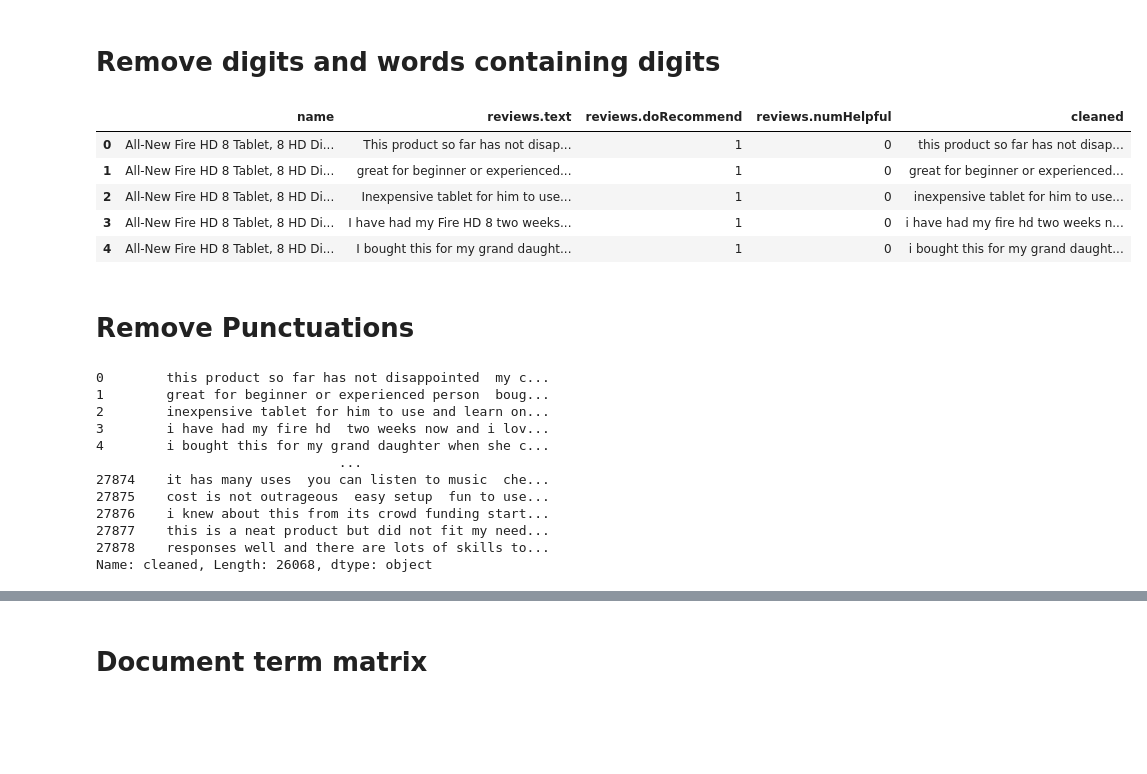
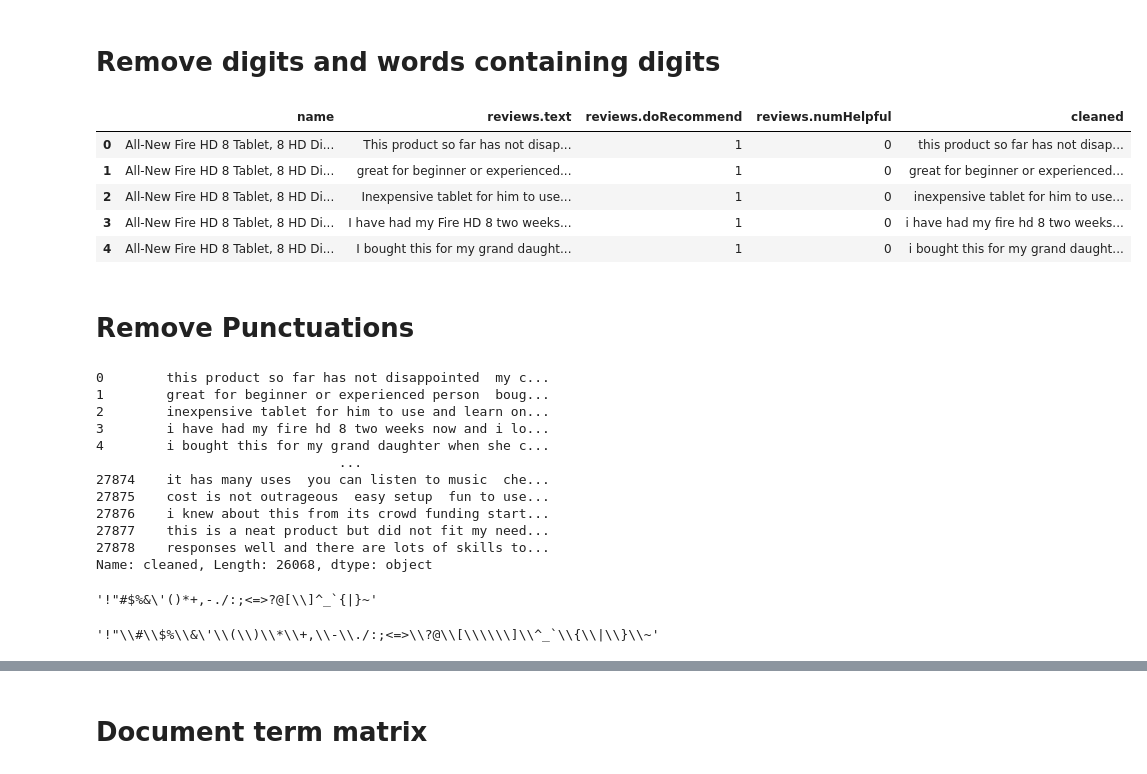
Before and after one commit to chinazaaa/ISM-416, a Jupyter notebook: Teacher_EDA.ipynb, the cells around one changed output, grey strips where cells are left out. Saved outputs shown, nothing was run; the diff lists cells and outputs as text; code cells hidden in the pictures; blank space fills up the shorter version.

```diff
--- a/Teacher_EDA.ipynb
+++ b/Teacher_EDA.ipynb
@@ -187,3 +187,9 @@ Review 4
  I bought 3 tablets and my family was not disappointed.
 Review 5
  Great tablet fast screen good size never gives me problem
+# %%
+x = 5
+y =6
+
+print('Your name is ',x, 'and my is',y)
+print('your name {} and {}'.format(x,y))
@@ -269,14 +278,14 @@ review
 # %% [markdown]
 # Remove digits and words containing digits
 # %%
-review['cleaned'] = review['cleaned'].apply(lambda x: re.sub('\w*\d\w*','',x))
+review['cleaned'] = review['cleaned'].apply(lambda x: re.sub('\w*\d\w  ','',x))
 review.head()
 # %% [output]
 |  | name | reviews.text | reviews.doRecommend | reviews.numHelpful | cleaned |
 | 0 | All-New Fire HD 8 Tablet, 8 HD Di... | This product so far has not disap... | 1 | 0 | this product so far has not disap... |
 | 1 | All-New Fire HD 8 Tablet, 8 HD Di... | great for beginner or experienced... | 1 | 0 | great for beginner or experienced... |
 | 2 | All-New Fire HD 8 Tablet, 8 HD Di... | Inexpensive tablet for him to use... | 1 | 0 | inexpensive tablet for him to use... |
-| 3 | All-New Fire HD 8 Tablet, 8 HD Di... | I have had my Fire HD 8 two weeks... | 1 | 0 | i have had my fire hd two weeks n... |
+| 3 | All-New Fire HD 8 Tablet, 8 HD Di... | I have had my Fire HD 8 two weeks... | 1 | 0 | i have had my fire hd 8 two weeks... |
 | 4 | All-New Fire HD 8 Tablet, 8 HD Di... | I bought this for my grand daught... | 1 | 0 | i bought this for my grand daught... |
 # %% [markdown]
 # Remove Punctuations
@@ -287,7 +296,7 @@ review['cleaned']
 0        this product so far has not disappointed  my c...
 1        great for beginner or experienced person  boug...
 2        inexpensive tablet for him to use and learn on...
-3        i have had my fire hd  two weeks now and i lov...
+3        i have had my fire hd 8 two weeks now and i lo...
 4        i bought this for my grand daughter when she c...
                                ...
 27874    it has many uses  you can listen to music  che...
@@ -296,3 +305,11 @@ review['cleaned']
 27877    this is a neat product but did not fit my need...
 27878    responses well and there are lots of skills to...
 Name: cleaned, Length: 26068, dtype: object
+# %%
+string.punctuation
+# %% [output]
+'!"#$%&\'()*+,-./:;<=>?@[\\]^_`{|}~'
+# %%
+re.escape(string.punctuation)
+# %% [output]
+'!"\\#\\$%\\&\'\\(\\)\\*\\+,\\-\\./:;<=>\\?@\\[\\\\\\]\\^_`\\{\\|\\}\\~'
```
Also changed, not shown: parts of 11 cells of this notebook, 1 other file.
